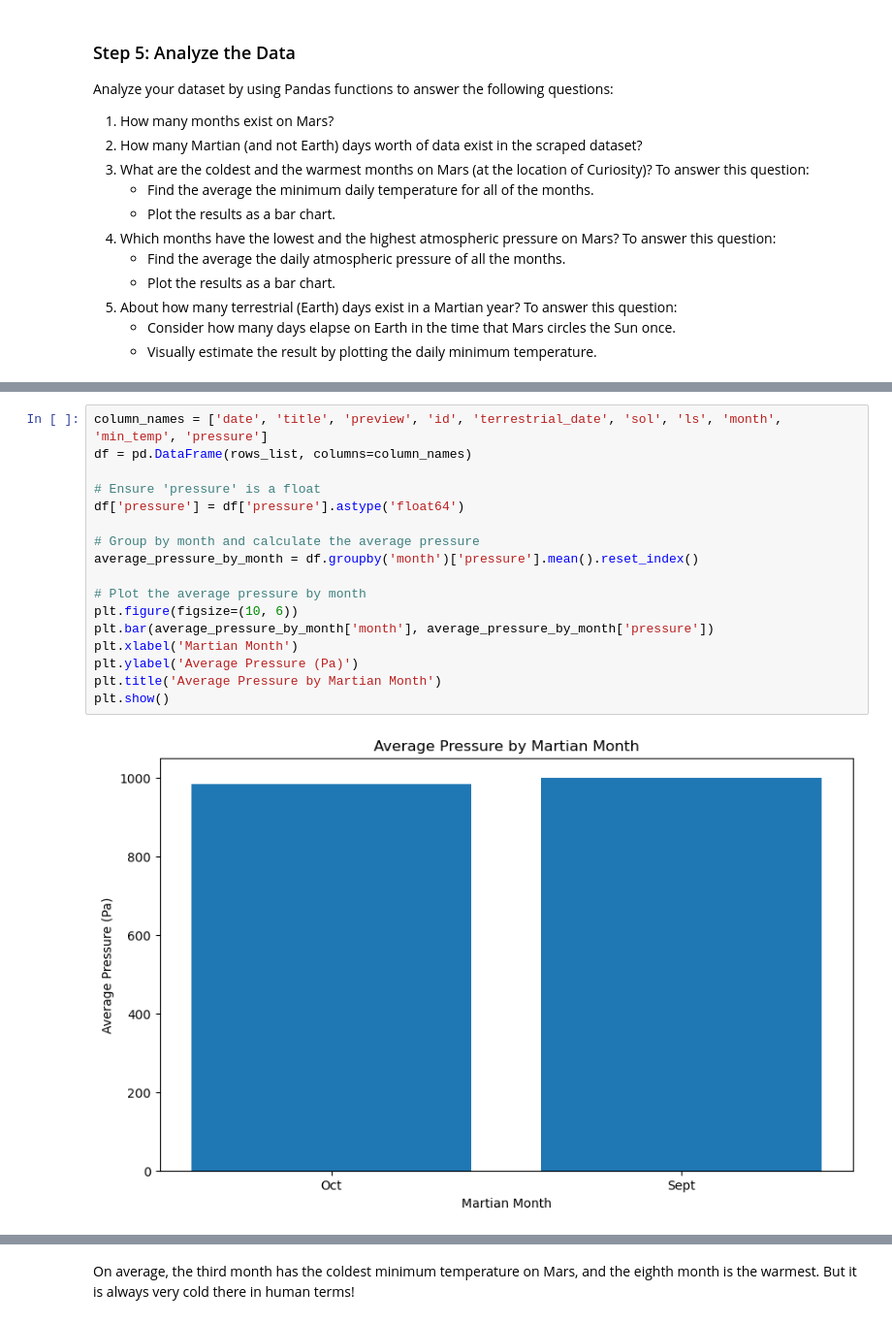
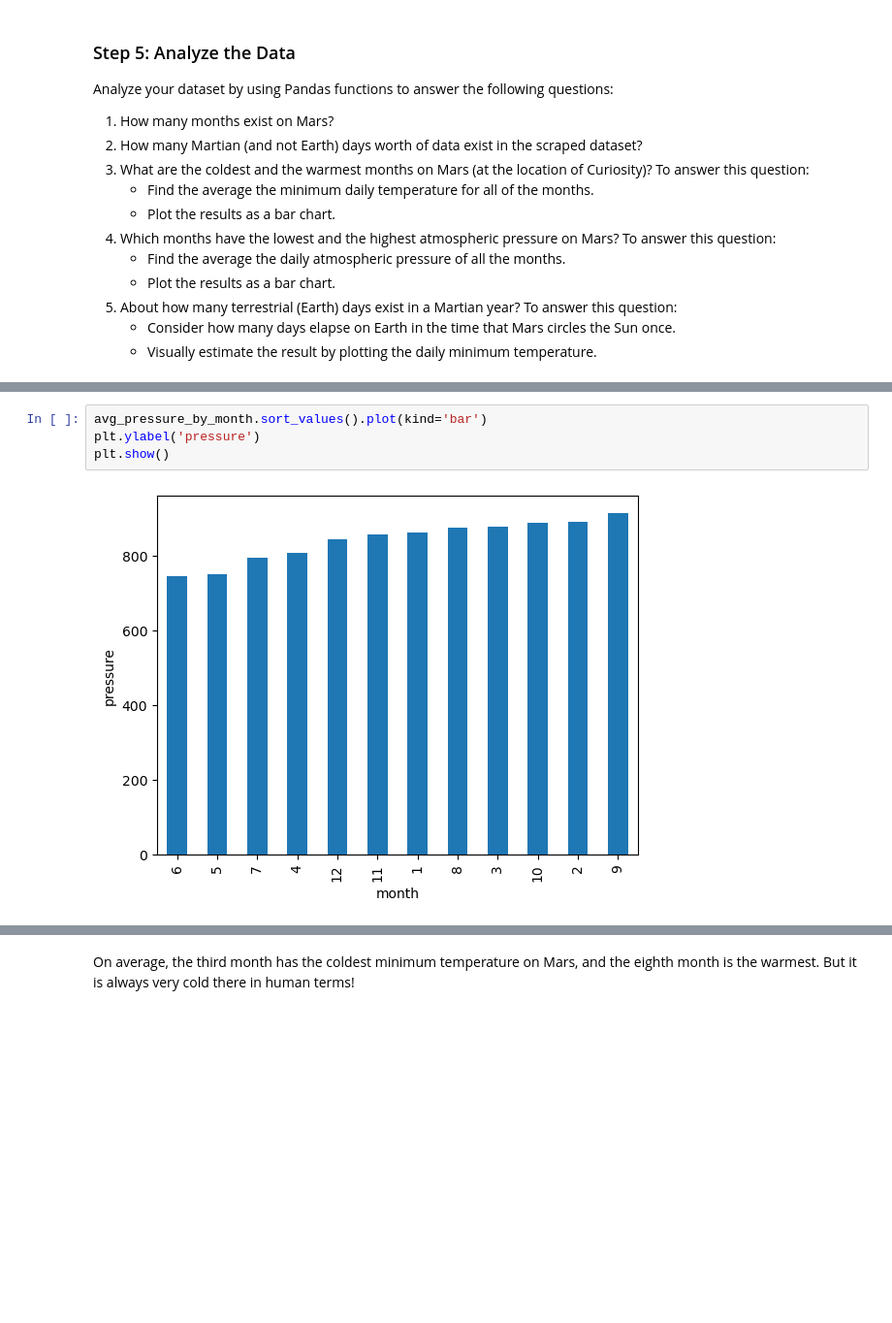
Before and after one commit to bolitaf88/Marsnews_challenge, a Jupyter notebook: part_2_mars_weather.ipynb, the cells around one changed output, grey strips where cells are left out. Shown at 97% size. Drawn from its saved outputs; the diff is of its cells as text; blank space fills up the shorter version.

```diff
--- a/part_2_mars_weather.ipynb
+++ b/part_2_mars_weather.ipynb
@@ -557,21 +272,8 @@ Name: pressure, dtype: float64
-# %%
-column_names = ['date', 'title', 'preview', 'id', 'terrestrial_date', 'sol', 'ls', 'month', 'min_temp', 'pressure']
-df = pd.DataFrame(rows_list, columns=column_names)
-
-# Ensure 'pressure' is a float
-df['pressure'] = df['pressure'].astype('float64')
-
-# Group by month and calculate the average pressure
-average_pressure_by_month = df.groupby('month')['pressure'].mean().reset_index()
-
-# Plot the average pressure by month
-plt.figure(figsize=(10, 6))
-plt.bar(average_pressure_by_month['month'], average_pressure_by_month['pressure'])
-plt.xlabel('Martian Month')
-plt.ylabel('Average Pressure (Pa)')
-plt.title('Average Pressure by Martian Month')
-plt.show()
-# %% [output]
-[figure, removed]
+# %%
+avg_pressure_by_month.sort_values().plot(kind='bar')
+plt.ylabel('pressure')
+plt.show()
+# %% [output]
+[figure, added]
 # %%
 # 5. How many terrestrial (earth) days are there in a Martian year?
```
Also changed, not shown: parts of 37 cells of this notebook, 3 other files.
